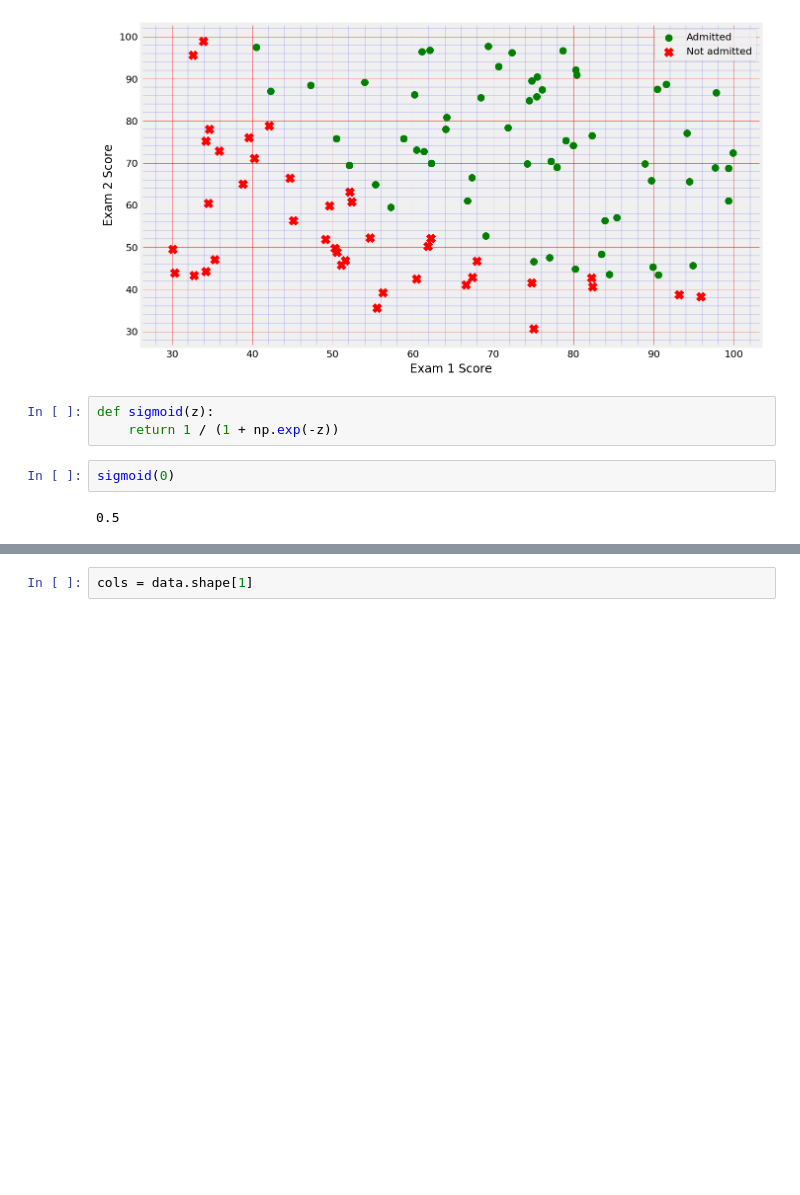
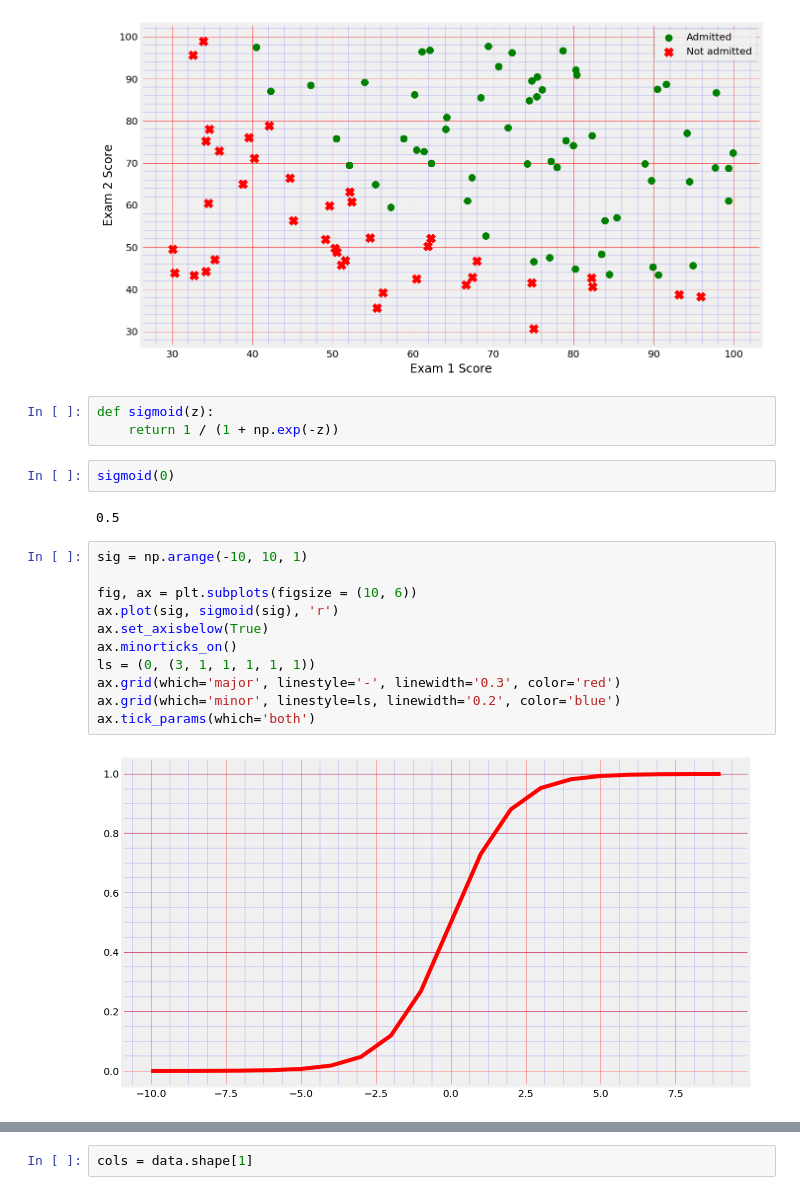
Before and after one commit to msatheeshkumar/ml-python-self-learning, a Jupyter notebook: cera/ex2/ex2.ipynb, the cells around one changed output, grey strips where cells are left out. Drawn from its saved outputs; the diff is of its cells as text; blank space fills up the shorter version.

```diff
--- a/cera/ex2/ex2.ipynb
+++ b/cera/ex2/ex2.ipynb
@@ -82,6 +82,19 @@ def sigmoid(z):
 sigmoid(0)
 # %% [output]
 0.5
+# %%
+sig = np.arange(-10, 10, 1)
+
+fig, ax = plt.subplots(figsize = (10, 6))
+ax.plot(sig, sigmoid(sig), 'r')
+ax.set_axisbelow(True)
+ax.minorticks_on()
+ls = (0, (3, 1, 1, 1, 1, 1))
+ax.grid(which='major', linestyle='-', linewidth='0.3', color='red')
+ax.grid(which='minor', linestyle=ls, linewidth='0.2', color='blue')
+ax.tick_params(which='both')
+# %% [output]
+[figure, added]
 # %%
 data.insert(0, 'Ones', 1)
 data.head(5)
```
Also changed, not shown: parts of 12 cells of this notebook.
